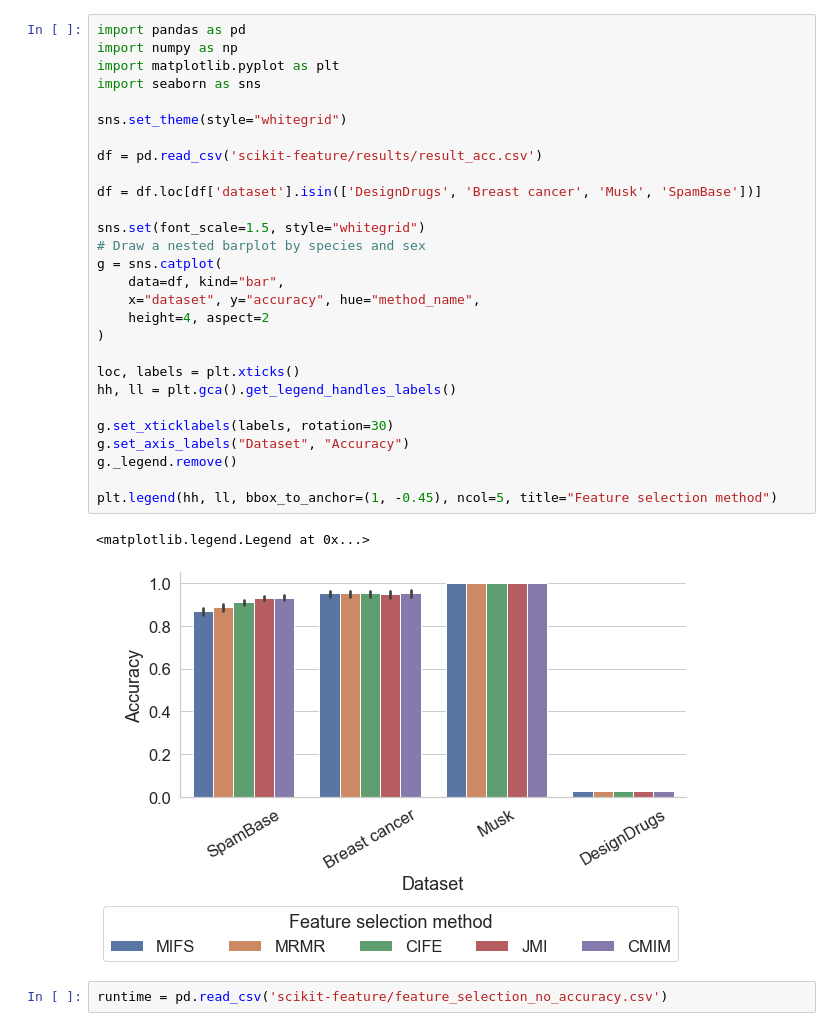
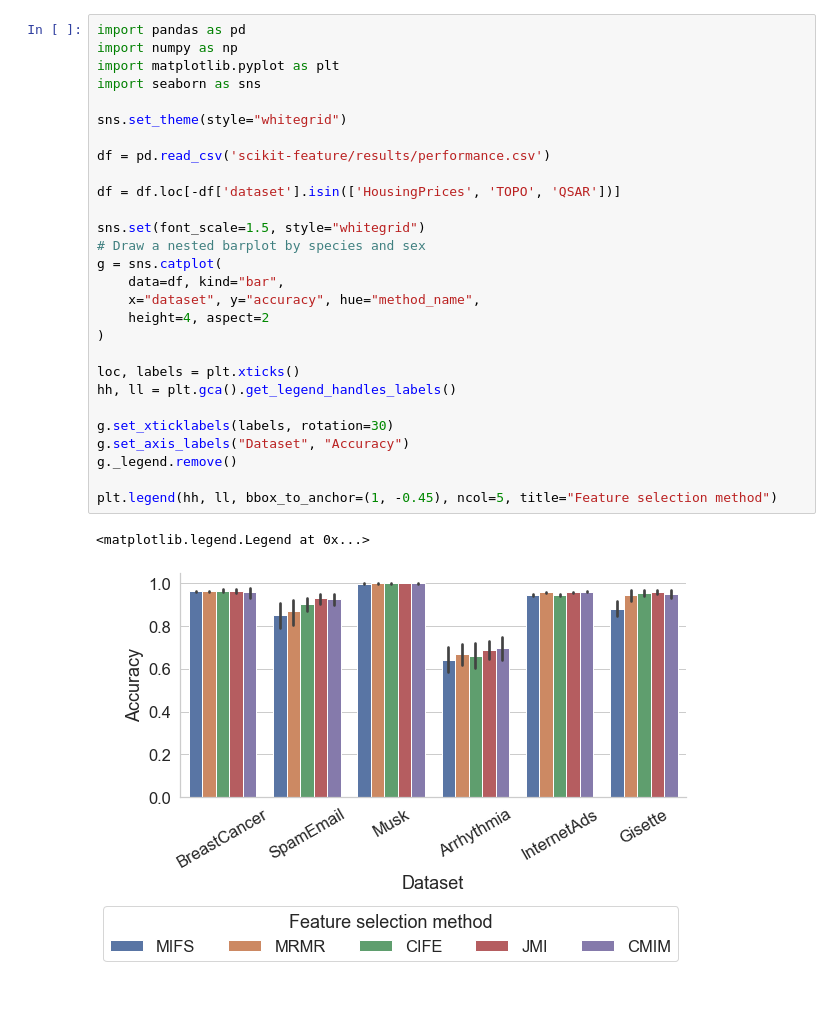
Before and after one commit to delftdata/bsc_research_project_q4_2023, a Jupyter notebook: information-theoretical-based/visualisations.ipynb, the cells around one changed output. Cells and saved outputs as stored; diff of their text form; blank space fills up the shorter version.

```diff
--- a/information-theoretical-based/visualisations.ipynb
+++ b/information-theoretical-based/visualisations.ipynb
@@ -1,33 +1,31 @@
 # %%
 import pandas as pd
 import numpy as np
 import matplotlib.pyplot as plt
 import seaborn as sns
 
 sns.set_theme(style="whitegrid")
 
-df = pd.read_csv('scikit-feature/results/result_acc.csv')
+df = pd.read_csv('scikit-feature/results/performance.csv')
 
-df = df.loc[df['dataset'].isin(['DesignDrugs', 'Breast cancer', 'Musk', 'SpamBase'])]
+df = df.loc[-df['dataset'].isin(['HousingPrices', 'TOPO', 'QSAR'])]
 
 sns.set(font_scale=1.5, style="whitegrid")
 # Draw a nested barplot by species and sex
 g = sns.catplot(
     data=df, kind="bar",
     x="dataset", y="accuracy", hue="method_name",
     height=4, aspect=2
 )
 
 loc, labels = plt.xticks()
 hh, ll = plt.gca().get_legend_handles_labels()
 
 g.set_xticklabels(labels, rotation=30)
 g.set_axis_labels("Dataset", "Accuracy")
 g._legend.remove()
 
 plt.legend(hh, ll, bbox_to_anchor=(1, -0.45), ncol=5, title="Feature selection method")
 # %% [output]
 <matplotlib.legend.Legend at 0x...>
-[figure, old version]
+[figure, new version]
-# %%
-runtime = pd.read_csv('scikit-feature/feature_selection_no_accuracy.csv')
```
Also changed, not shown: parts of 7 cells of this notebook, 1 other file.
